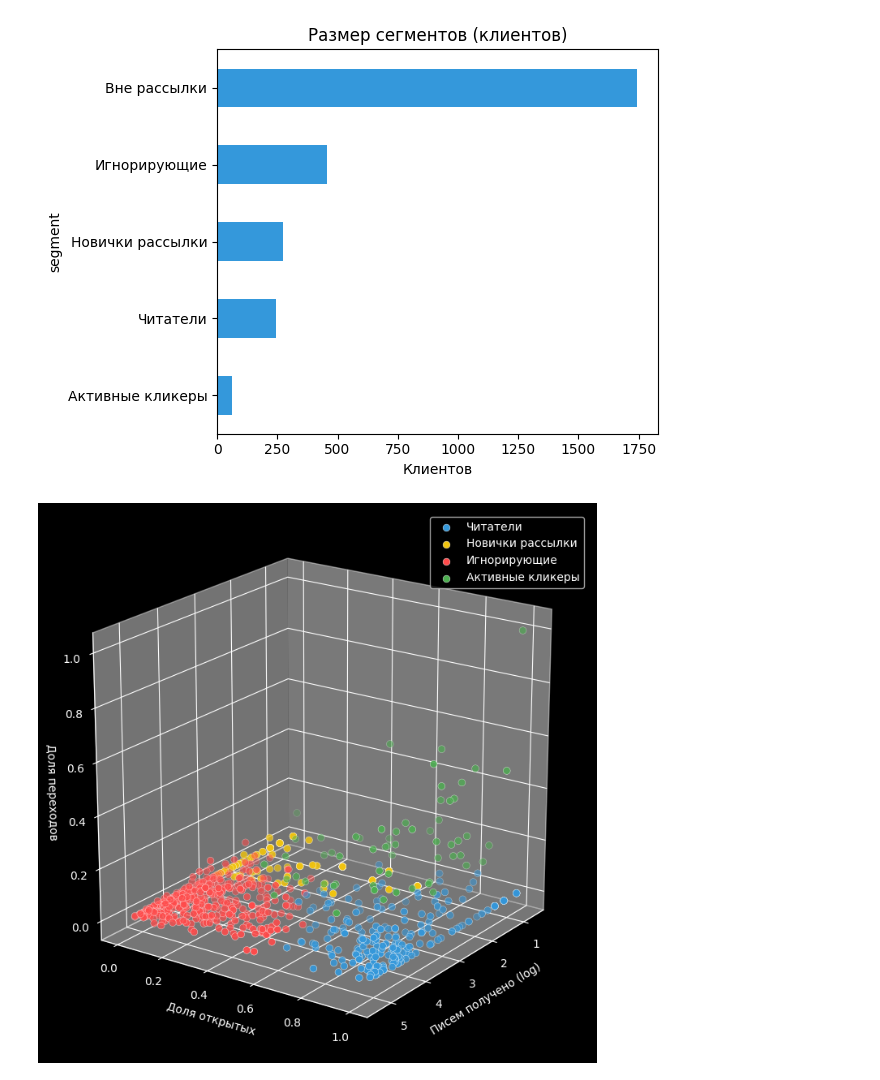
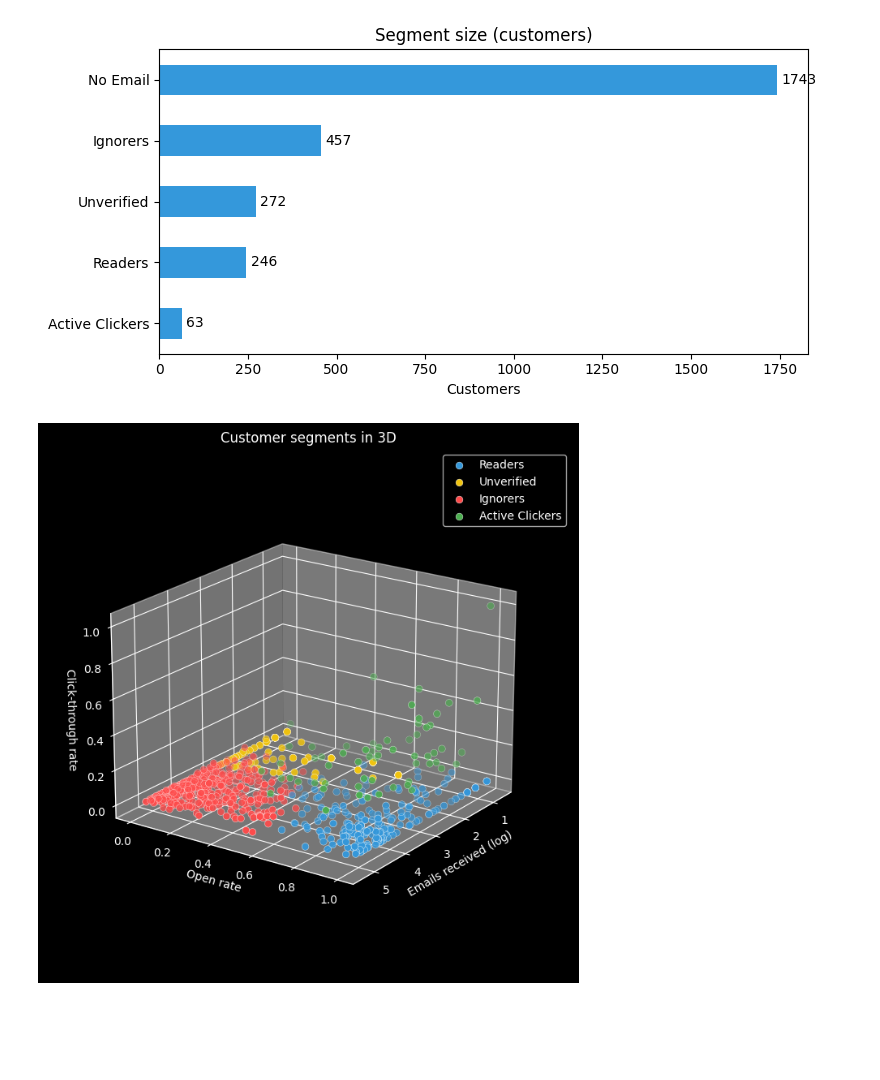
Before and after one commit to ButenkoYuliia/customer-segmentation, a Jupyter notebook: customer_segmentation.ipynb, the cells around one changed output. Cells and saved outputs as stored; diff of their text form; code cells hidden in the pictures; blank space fills up the shorter version.

```diff
--- a/customer_segmentation.ipynb
+++ b/customer_segmentation.ipynb
@@ -58,13 +104,11 @@ Name: count, dtype: int64
 # %%
-import numpy as np
+em = df[df['emails_sent'] > 0].copy()
+print('Customers with emails:', len(em))
+print('Customers without emails:', (df['emails_sent'] == 0).sum())
 
-em = df[df['emails_sent'] > 0].copy()
-print('Клиентов с рассылкой:', len(em))
-
-# Логарифм сглаживает «длинный хвост» у сумм и числа писем
 em['log_order_sum'] = np.log1p(em['order_sum'])
 em['log_emails_sent'] = np.log1p(em['emails_sent'])
 
 features = ['log_order_sum', 'log_emails_sent', 'open_rate', 'visit_rate']
-X = em[features]
+X_scaled = StandardScaler().fit_transform(em[features])
 # %% [output]
@@ -103,14 +154,25 @@ for k in range(2, 9):
 # %%
-k = 4   # поменяем, если силуэт подскажет другое
-km = KMeans(n_clusters=k, random_state=42, n_init=10)
+km = KMeans(n_clusters=4, random_state=42, n_init=10)
 em['cluster'] = km.fit_predict(X_scaled)
 
 profile = em.groupby('cluster').agg(
     clients=('account_id', 'count'),
     order_sum_median=('order_sum', 'median'),
     emails_sent_median=('emails_sent', 'median'),
-    open_rate_mean=('open_rate', 'mean'),
-    visit_rate_mean=('visit_rate', 'mean'),
+    open_rate=('open_rate', 'mean'),
+    visit_rate=('visit_rate', 'mean'),
 ).round(2)
-print(profile)
+
+# Name clusters by their profile (robust to cluster numbering)
+names = {}
+names[profile['visit_rate'].idxmax()] = 'Active Clickers'
+rest = profile.drop(index=list(names))
+names[rest['emails_sent_median'].idxmin()] = 'Unverified'
+rest = rest.drop(index=list(names), errors='ignore')
+names[rest['open_rate'].idxmax()] = 'Readers'
+names[rest['open_rate'].idxmin()] = 'Ignorers'
+
+em['segment'] = em['cluster'].map(names)
+profile.index = profile.index.map(names)
+profile
 # %% [output]
@@ -153,33 +222,30 @@ segment
 # %%
-plt.style.use('default')
 sizes = em['segment'].value_counts()
-sizes['Вне рассылки'] = (df['emails_sent'] == 0).sum()
+sizes['No Email'] = (df['emails_sent'] == 0).sum()
 
-sizes.sort_values().plot(kind='barh', color='#3498db')
-plt.title('Размер сегментов (клиентов)')
-plt.xlabel('Клиентов'); plt.tight_layout(); plt.show()
+ax = sizes.sort_values().plot(kind='barh', color='#3498db', figsize=(8, 4))
+ax.bar_label(ax.containers[0], padding=3)
+plt.title('Segment size (customers)'); plt.ylabel(''); plt.xlabel('Customers')
+plt.tight_layout(); plt.show()
 # %% [output]
-[figure, old version]
+[figure, new version]
 # %%
-colors = {'Читатели': '#3498db', 'Новички рассылки': '#f1c40f',
-          'Игнорирующие': '#ff4b4b', 'Активные кликеры': '#4CAF50'}
+colors = {'Readers': '#3498db', 'Unverified': '#f1c40f',
+          'Ignorers': '#ff4b4b', 'Active Clickers': '#4CAF50'}
 
-plt.style.use('dark_background')
-fig = plt.figure(figsize=(10, 7))
-ax = fig.add_subplot(111, projection='3d')
-
-for seg, color in colors.items():
-    part = em[em['segment'] == seg]
-    ax.scatter(part['log_emails_sent'], part['open_rate'], part['visit_rate'],
-               c=color, s=40, edgecolor='white', linewidth=0.3, label=seg)
-
-ax.set_xlabel('Писем получено (log)')
-ax.set_ylabel('Доля открытых')
-ax.set_zlabel('Доля переходов')
-ax.legend(); ax.view_init(elev=20, azim=35)
-# Original line had an incorrect parameter 'zoom' and 'None' for aspect
-# Correcting to set a proportional aspect ratio for the 3D box:
-ax.set_box_aspect((1, 1, 1))
-plt.tight_layout(); plt.show()
+with plt.style.context('dark_background'):
+    fig = plt.figure(figsize=(10, 7))
+    ax = fig.add_subplot(111, projection='3d')
+    for seg, color in colors.items():
+        part = em[em['segment'] == seg]
+        ax.scatter(part['log_emails_sent'], part['open_rate'], part['visit_rate'],
+                   c=color, s=40, edgecolor='white', linewidth=0.3, label=seg)
+    ax.set_xlabel('Emails received (log)')
+    ax.set_ylabel('Open rate')
+    ax.set_zlabel('Click-through rate')
+    ax.set_box_aspect(None, zoom=0.85)
+    ax.legend(); ax.view_init(elev=20, azim=35)
+    plt.title('Customer segments in 3D')
+    plt.tight_layout(); plt.show()
 # %% [output]
-[figure, old version]
+[figure, new version]
```
Also changed, not shown: parts of 20 cells of this notebook.
